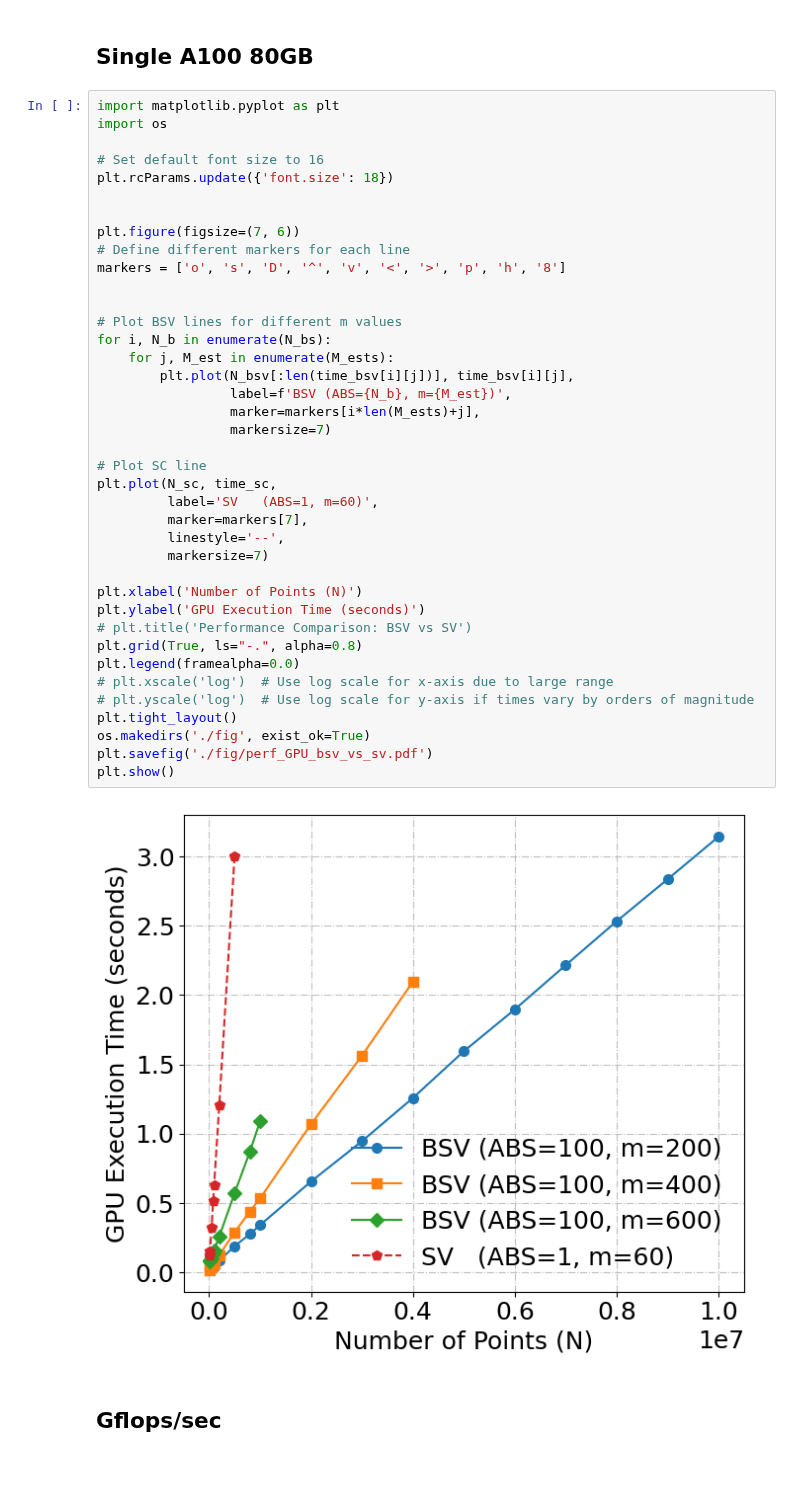
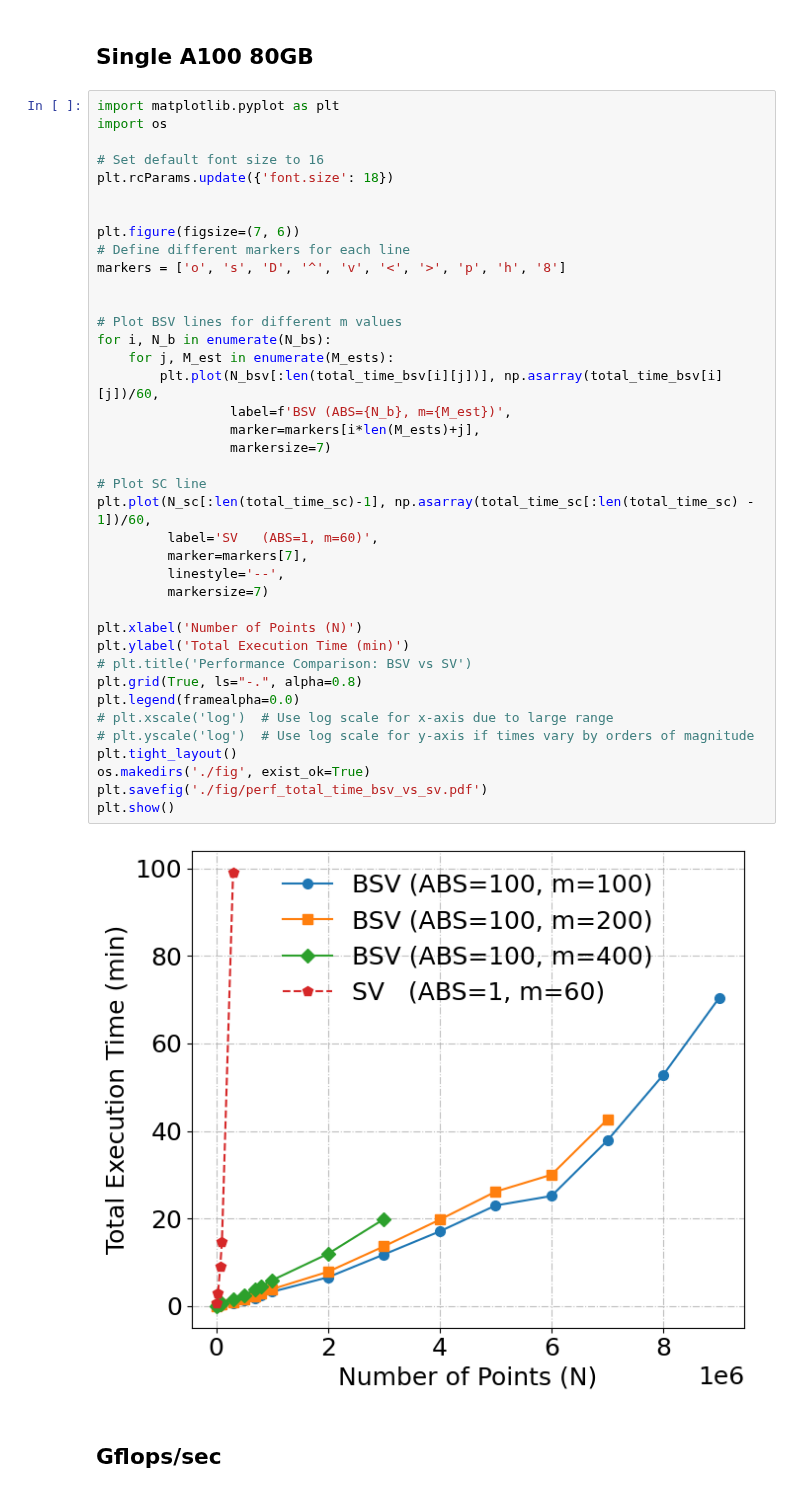
Before and after one commit to paper-code1/VecchiaConditionalExtremes, a Jupyter notebook: experiments/PerformacneTestGPU.ipynb, the cells around one changed output. Saved outputs shown, nothing was run; the diff lists cells and outputs as text.

```diff
--- a/experiments/PerformacneTestGPU.ipynb
+++ b/experiments/PerformacneTestGPU.ipynb
@@ -67,38 +95,38 @@ plt.rcParams.update({'font.size': 18})
 
 
 plt.figure(figsize=(7, 6))
 # Define different markers for each line
 markers = ['o', 's', 'D', '^', 'v', '<', '>', 'p', 'h', '8']
 
 
 # Plot BSV lines for different m values
 for i, N_b in enumerate(N_bs):
     for j, M_est in enumerate(M_ests):
-        plt.plot(N_bsv[:len(time_bsv[i][j])], time_bsv[i][j],
+        plt.plot(N_bsv[:len(total_time_bsv[i][j])], np.asarray(total_time_bsv[i][j])/60,
                  label=f'BSV (ABS={N_b}, m={M_est})',
                  marker=markers[i*len(M_ests)+j],
                  markersize=7)
 
 # Plot SC line
-plt.plot(N_sc, time_sc,
+plt.plot(N_sc[:len(total_time_sc)-1], np.asarray(total_time_sc[:len(total_time_sc) - 1])/60,
          label='SV   (ABS=1, m=60)',
          marker=markers[7],
          linestyle='--',
          markersize=7)
 
 plt.xlabel('Number of Points (N)')
-plt.ylabel('GPU Execution Time (seconds)')
+plt.ylabel('Total Execution Time (min)')
 # plt.title('Performance Comparison: BSV vs SV')
 plt.grid(True, ls="-.", alpha=0.8)
 plt.legend(framealpha=0.0)
 # plt.xscale('log')  # Use log scale for x-axis due to large range
 # plt.yscale('log')  # Use log scale for y-axis if times vary by orders of magnitude
 plt.tight_layout()
 os.makedirs('./fig', exist_ok=True)
-plt.savefig('./fig/perf_GPU_bsv_vs_sv.pdf')
+plt.savefig('./fig/perf_total_time_bsv_vs_sv.pdf')
 plt.show()
 # %% [output]
-[figure, old version]
+[figure, new version]
 # %% [markdown]
 ## Gflops/sec
 # %%
```
Also changed, not shown: parts of 10 cells of this notebook, 25 other files.
